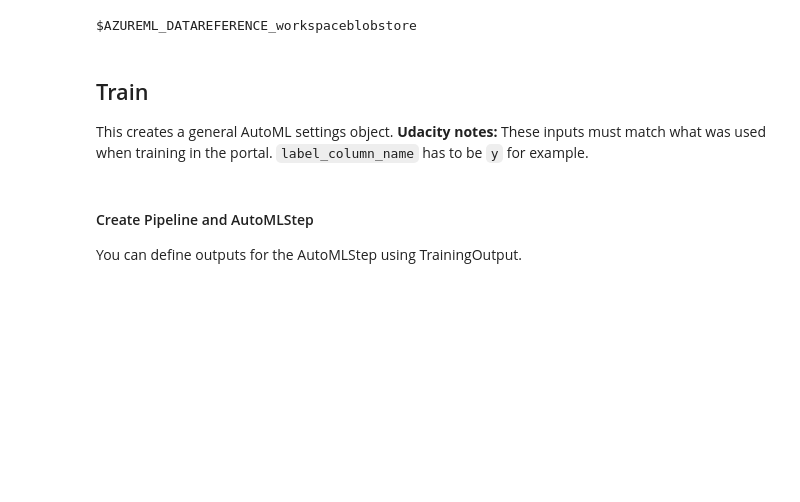
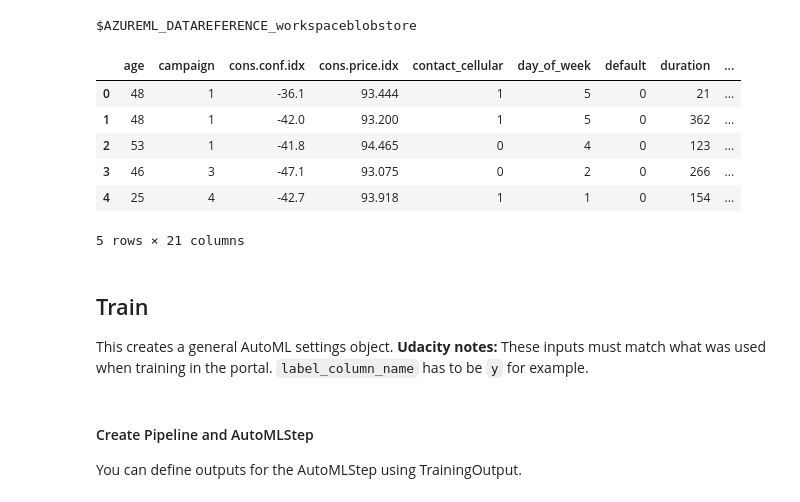
Before and after one commit to MarceloLandaverde/udacity-operationalizing-ml, a Jupyter notebook: starter_files/aml-pipelines-with-automated-machine-learning-step-2.ipynb, the cells around one changed output. Cells and saved outputs as stored; diff of their text form; code cells hidden in the pictures; blank space fills up the shorter version.

```diff
--- a/starter_files/aml-pipelines-with-automated-machine-learning-step-2.ipynb
+++ b/starter_files/aml-pipelines-with-automated-machine-learning-step-2.ipynb
@@ -277,6 +302,16 @@ $AZUREML_DATAREFERENCE_workspaceblobstore
 # %%
 #Now the uploaded file will be transformed into a Tabular dataset and store in a varible named 'training_dataset'
 training_dataset = Dataset.Tabular.from_delimited_files(path= [(datastore,('data/prepared.csv'))])
+# %%
+training_dataset.to_pandas_dataframe().head()
+# %% [output]
+|  | age | campaign | cons.conf.idx | cons.price.idx | contact_cellular | day_of_week | default | duration | ... |
+| 0 | 48 | 1 | -36.1 | 93.444 | 1 | 5 | 0 | 21 | ... |
+| 1 | 48 | 1 | -42.0 | 93.200 | 1 | 5 | 0 | 362 | ... |
+| 2 | 53 | 1 | -41.8 | 94.465 | 0 | 4 | 0 | 123 | ... |
+| 3 | 46 | 3 | -47.1 | 93.075 | 0 | 2 | 0 | 266 | ... |
+| 4 | 25 | 4 | -42.7 | 93.918 | 1 | 1 | 0 | 154 | ... |
+5 rows × 21 columns
 # %% [markdown]
 ## Train
 This creates a general AutoML settings object.
```
Also changed, not shown: parts of 24 cells of this notebook.
